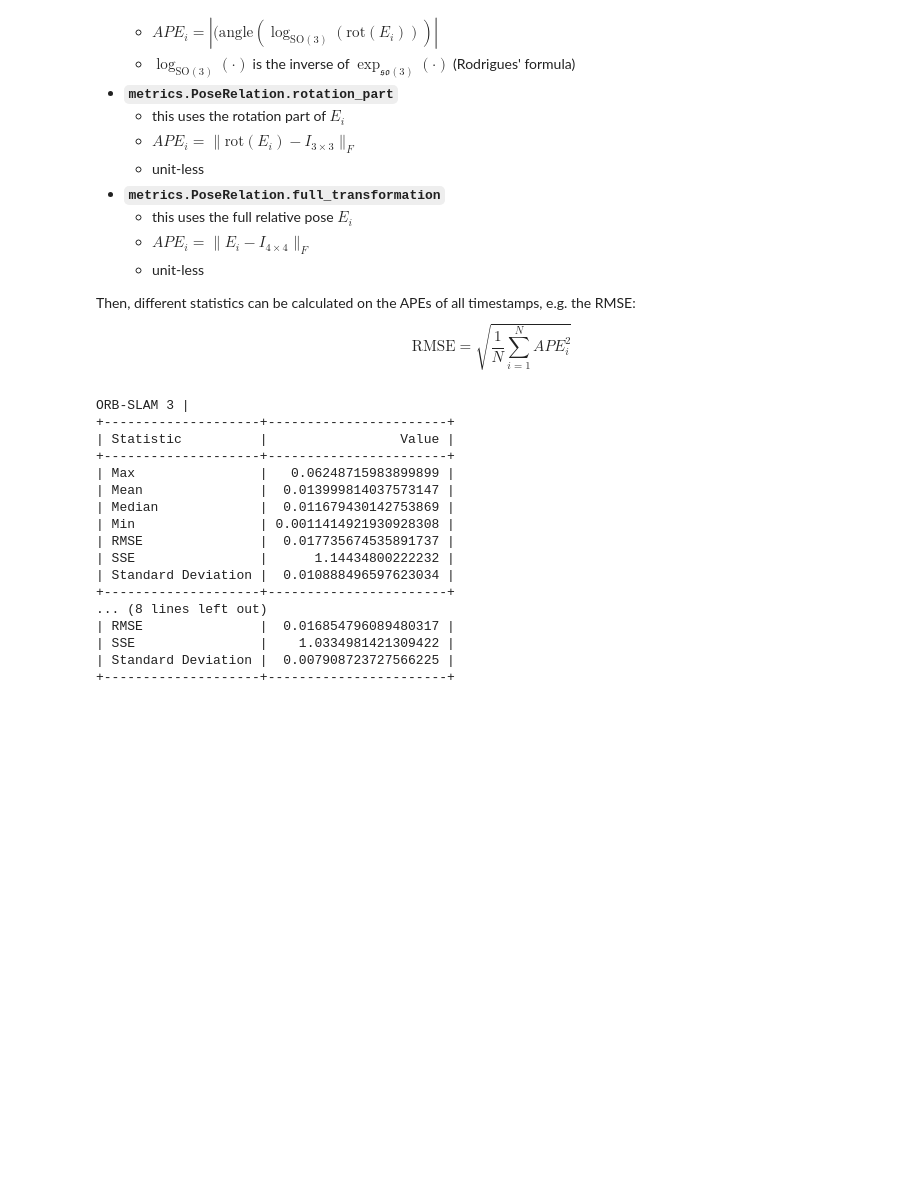
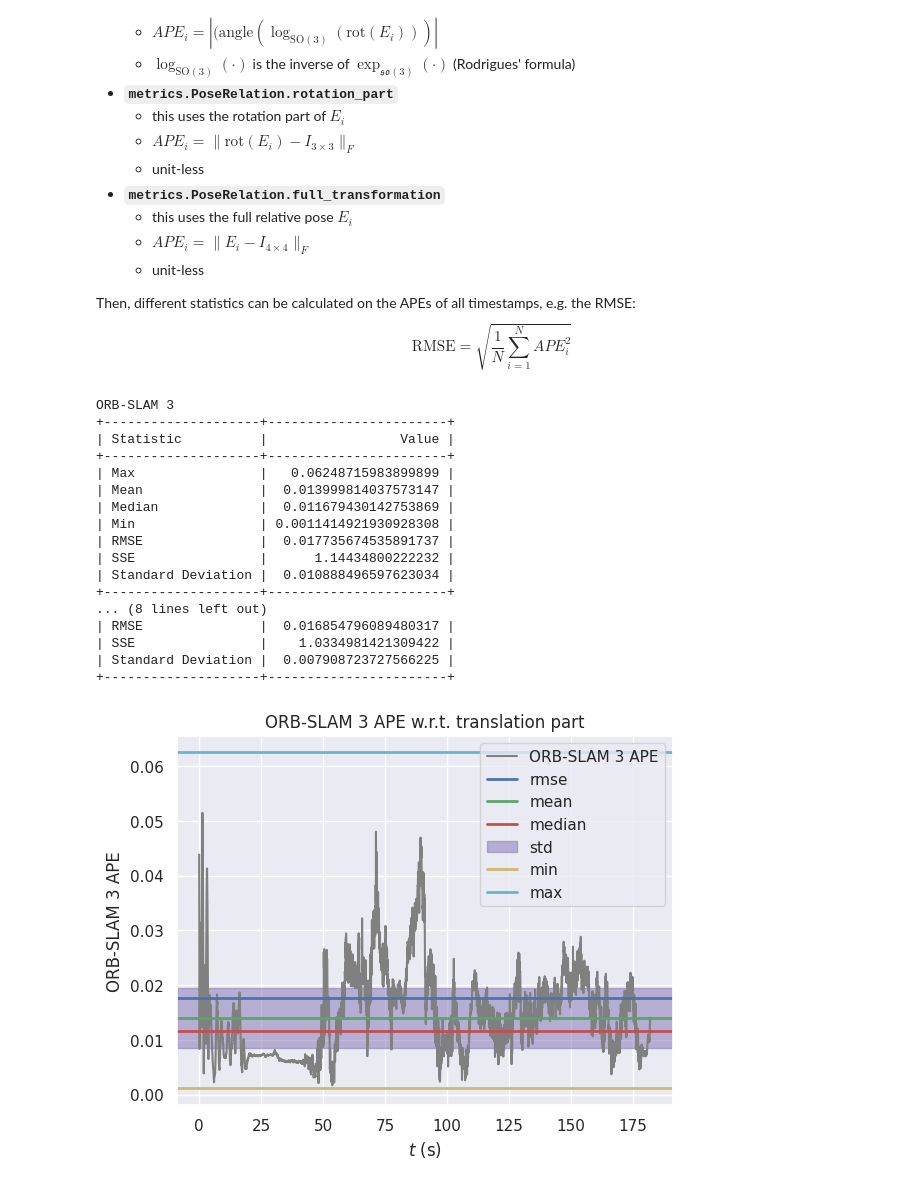
Before and after one commit to anathonic/Trajectory-Comparison-ORB-SLAM3-pySLAM, a Jupyter notebook: trajectories_comparison.ipynb, the cells around one changed output. Cells and saved outputs as stored; diff of their text form; code cells hidden in the pictures; blank space fills up the shorter version.

```diff
--- a/trajectories_comparison.ipynb
+++ b/trajectories_comparison.ipynb
@@ -198,16 +198,16 @@ def process_and_get_stats(data, metric):
     return stats_all
 
 # Process ORB data
-ape_orb_stats_all = process_and_get_stats(orb_data, ape_metric)
+ape_stats_all_orb = process_and_get_stats(orb_data, ape_metric)
 
 # Process pySLAM data
-ape_pyslam_stats_all = process_and_get_stats(pyslam_data, ape_metric)
+ape_stats_all_pyslam = process_and_get_stats(pyslam_data, ape_metric)
 # %%
 from prettytable import PrettyTable
 
 def print_ape_stats(ape_stats, label):
     max_len = max(len(label), 10)
-    label_formatted = f"{label:<{max_len}} |"
+    label_formatted = f"{label:<{max_len}} "
 
     table = PrettyTable()
     table.field_names = ["Statistic", "Value"]
@@ -226,10 +226,10 @@ def print_ape_stats(ape_stats, label):
     print(table)
 
 
-print_ape_stats(ape_orb_stats_all, 'ORB-SLAM 3')
-print_ape_stats(ape_pyslam_stats_all, 'pySLAM')
+print_ape_stats(ape_stats_all_orb, 'ORB-SLAM 3')
+print_ape_stats(ape_stats_all_pyslam, 'pySLAM')
 # %% [output]
-ORB-SLAM 3 |
+ORB-SLAM 3
 +--------------------+-----------------------+
 | Statistic          |                 Value |
 +--------------------+-----------------------+
@@ -246,3 +246,15 @@ ORB-SLAM 3 |
 | SSE                |    1.0334981421309422 |
 | Standard Deviation |  0.007908723727566225 |
 +--------------------+-----------------------+
+# %%
+def plot_ape_values_and_statistics(traj, stats, label):
+    seconds_from_start = [t - traj.timestamps[0] for t in traj.timestamps]
+    fig = plt.figure()
+    plot.error_array(fig.gca(), ape_metric.error, x_array=seconds_from_start,
+                     statistics={s:v for s,v in stats.items() if s != "sse"},
+                     name=f"{label} APE", title=f"{label} APE w.r.t. " + ape_metric.pose_relation.value, xlabel="$t$ (s)")
+    plt.show()
+# %%
+plot_ape_values_and_statistics(traj_orb, ape_stats_all_orb, "ORB-SLAM 3")
+# %% [output]
+[figure, added]
```
Also changed, not shown: parts of 6 cells of this notebook.
